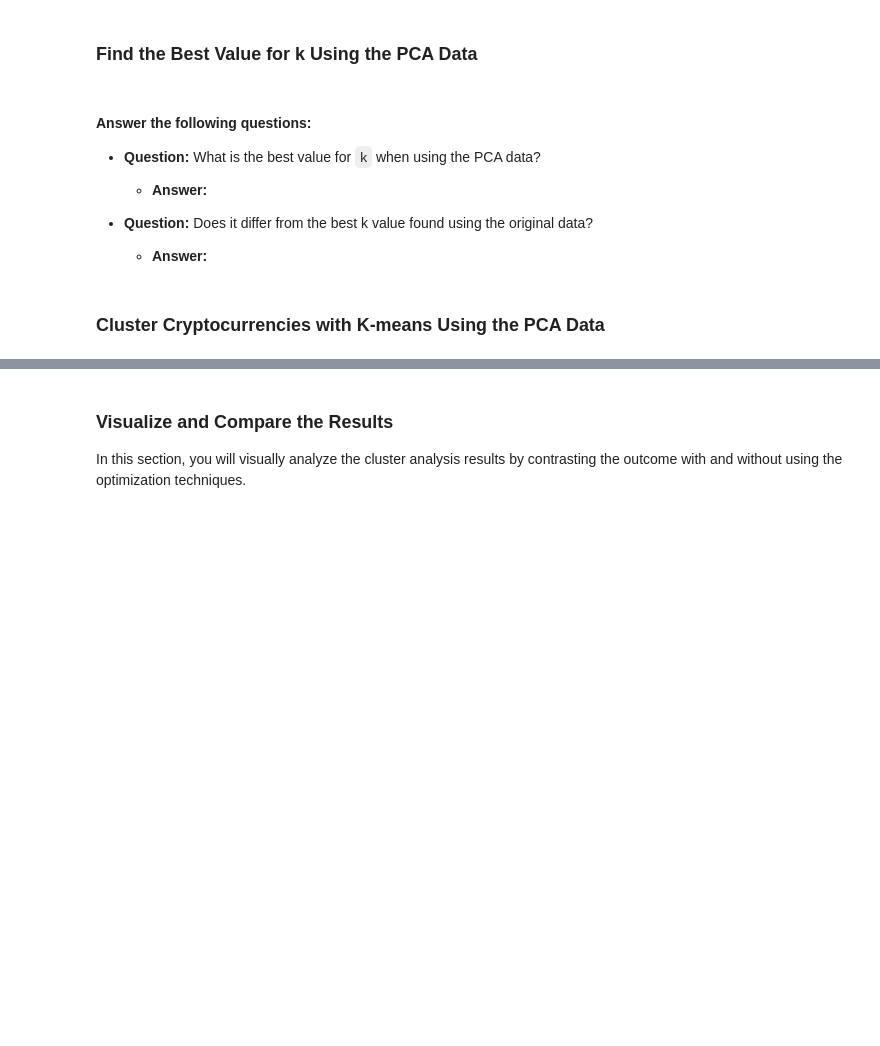
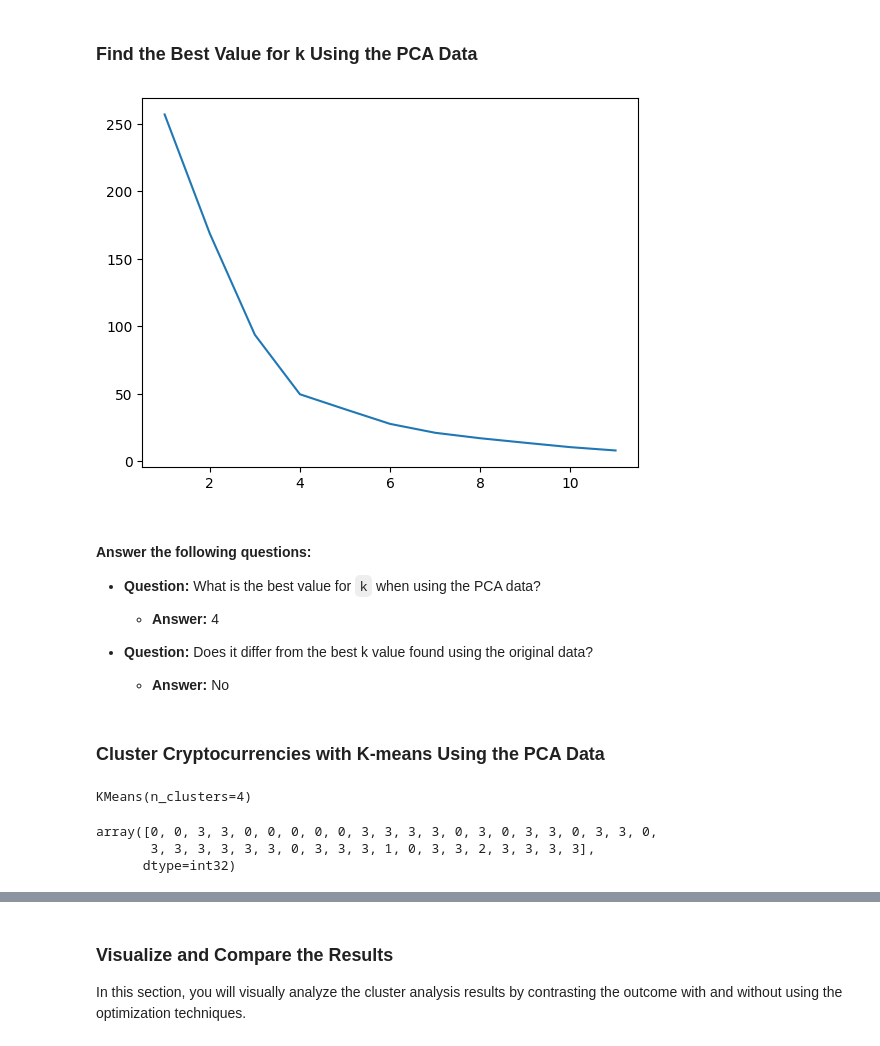
Before and after one commit to peggz19/CryptoClustering, a Jupyter notebook: Crypto_Clustering.ipynb, the cells around one changed output, grey strips where cells are left out. Saved outputs shown, nothing was run; the diff lists cells and outputs as text; code cells hidden in the pictures; blank space fills up the shorter version.

```diff
--- a/Crypto_Clustering.ipynb
+++ b/Crypto_Clustering.ipynb
@@ -214,33 +216,46 @@ new_pca_df.head()
 ### Find the Best Value for k Using the PCA Data
 # %%
 # Create a list with the number of k-values from 1 to 11
+k_list = list(range(1,12))
 # %%
 # Create an empty list to store the inertia values
 
-
+inertia = []
 # Create a for loop to compute the inertia with each possible value of k
 # Inside the loop:
 # 1. Create a KMeans model using the loop counter for the n_clusters
 # 2. Fit the model to the data using `df_market_data_pca`
 # 3. Append the model.inertia_ to the inertia list
+for i in k_list:
+  k_model =KMeans(n_clusters=i)
+  k_model.fit(new_pca_df)
+  inertia.append(k_model.inertia_)
 # %%
 # Create a dictionary with the data to plot the Elbow curve
 
+elbow2 = {'k_list':k_list,
+         'intertia':inertia}
+
 # Create a DataFrame with the data to plot the Elbow curve
+elbow_df2 = pd.DataFrame(elbow2)
 # %%
 # Plot a line chart with all the inertia values computed with
 # the different values of k to visually identify the optimal value for k.
+plt.plot(elbow_df2['k_list'],elbow_df2['intertia'])
+plt.show()
+# %% [output]
+[figure, added]
 # %% [markdown]
 #### Answer the following questions:
 
 * **Question:** What is the best value for `k` when using the PCA data?
 
-  * **Answer:**
+  * **Answer:** 4
 
 
 * **Question:** Does it differ from the best k value found using the original data?
 
-  * **Answer:**
+  * **Answer:** No
 # %% [markdown]
 ### Cluster Cryptocurrencies with K-means Using the PCA Data
 # %%
@@ -248,8 +264,16 @@ new_pca_df.head()
 # %%
 # Fit the K-Means model using the PCA data
+k_model.fit(new_pca_df)
+# %% [output]
+KMeans(n_clusters=4)
 # %%
 # Predict the clusters to group the cryptocurrencies using the PCA data
-
+y_pred2 = k_model.predict(new_pca_df)
 # Print the resulting array of cluster values.
+y_pred2
+# %% [output]
+array([0, 0, 3, 3, 0, 0, 0, 0, 0, 3, 3, 3, 3, 0, 3, 0, 3, 3, 0, 3, 3, 0,
+       3, 3, 3, 3, 3, 3, 0, 3, 3, 3, 1, 0, 3, 3, 2, 3, 3, 3, 3],
+      dtype=int32)
 # %%
 # Create a copy of the DataFrame with the PCA data
```
Also changed, not shown: parts of 6 cells of this notebook.
